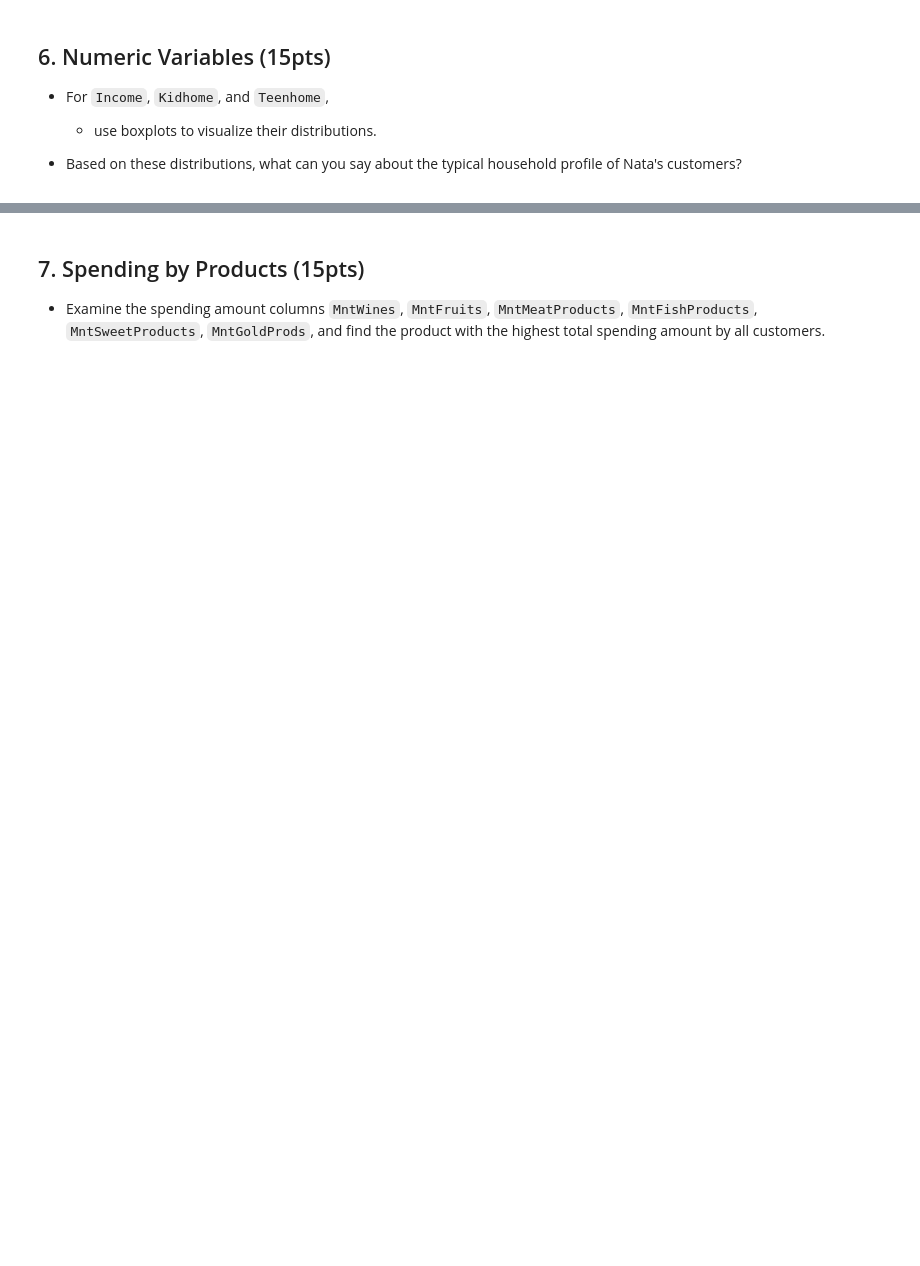
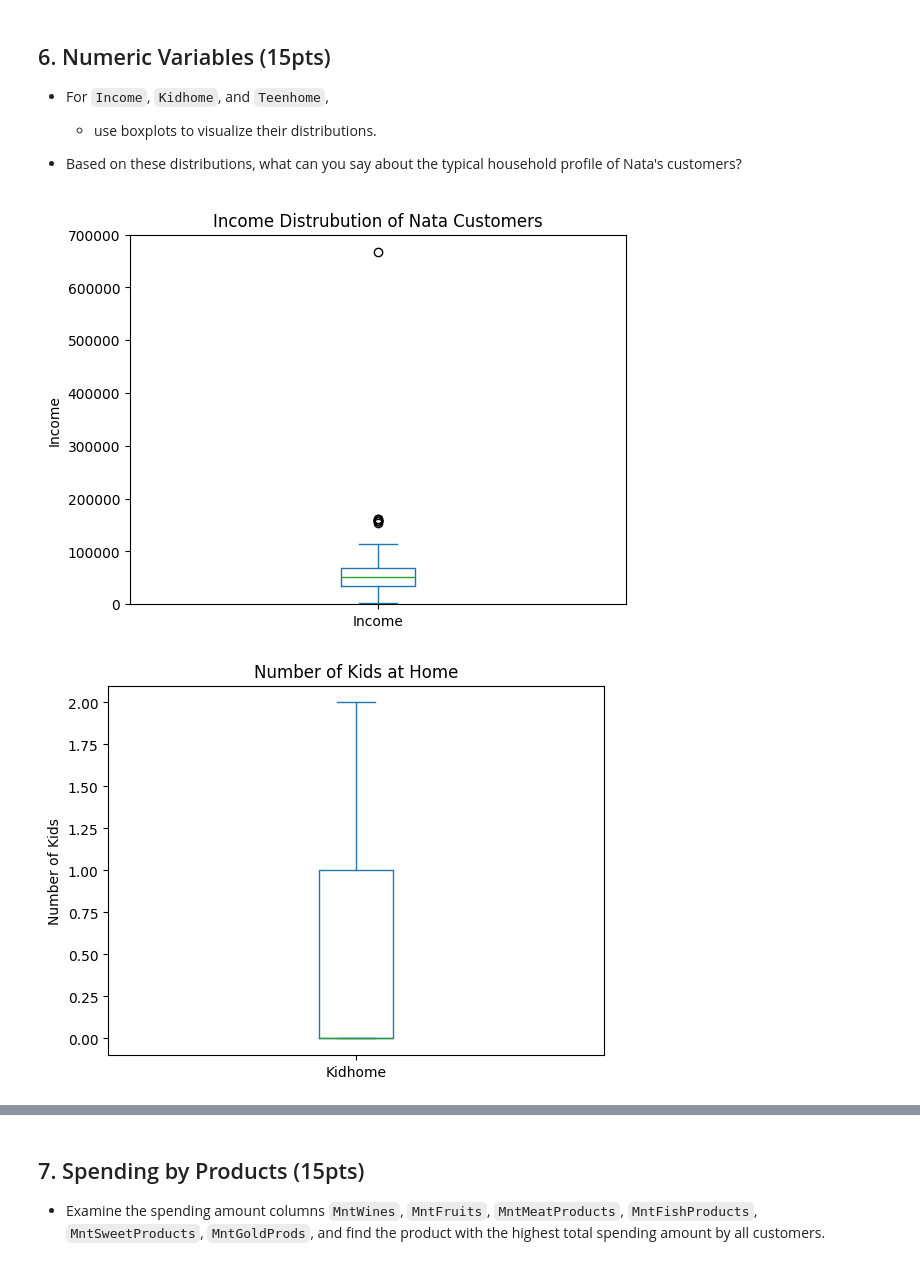
Before and after one commit to Data-Analytics-with-Python/individual-assignment-i-clin207, a Jupyter notebook: Assignment_Notebook_1.ipynb, the cells around one changed output, grey strips where cells are left out. Drawn from its saved outputs; the diff is of its cells as text; code cells hidden in the pictures; blank space fills up the shorter version.

```diff
--- a/Assignment_Notebook_1.ipynb
+++ b/Assignment_Notebook_1.ipynb
@@ -21,3 +21,8 @@ Please complete all task requested and answer all questions explicitly and suppo
 * Load the dataset as a pandas data frame and display the first few rows.
 
     * How many features (columns) and records (rows) are in the dataset?
+# %%
+import pandas as pd
+natadata_df = pd.read_csv("/Nata Supermarket.csv")
+print("Size of the dataset (row/records,column/features):", natadata_df.shape)
+natadata_df.head()
@@ -60,3 +254,27 @@ Please complete all task requested and answer all questions explicitly and suppo
   * use boxplots to visualize their distributions.
 
 * Based on these distributions, what can you say about the typical household profile of Nata's customers?
+# %%
+import matplotlib.pyplot as plt
+
+# Converts Income column into numeric data type
+natadata_df['Income'] = pd.to_numeric(natadata_df['Income'], errors='coerce')
+
+plt.figure(1)
+natadata_df['Income'].plot(kind = 'box', title = 'Income Distrubution of Nata Customers')
+plt.ylabel('Income')
+plt.ylim(0, 700000)
+plt.show()
+
+plt.figure(2)
+natadata_df['Kidhome'].plot(kind = 'box', title = 'Number of Kids at Home')
+plt.ylabel('Number of Kids')
+plt.show()
+
+plt.figure(3)
+natadata_df['Teenhome'].plot(kind = 'box', title = 'Number of Teen at Home')
+plt.ylabel('Number of Teens')
+plt.show()
+# %% [output]
+[figure, added]
+[figure, added]
```
Also changed, not shown: parts of 16 cells of this notebook.
